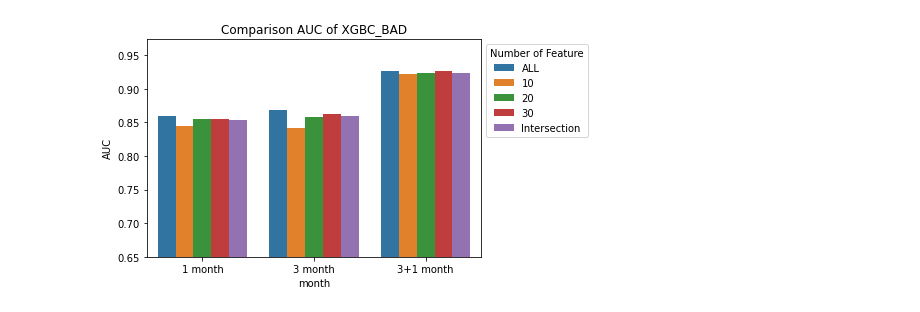
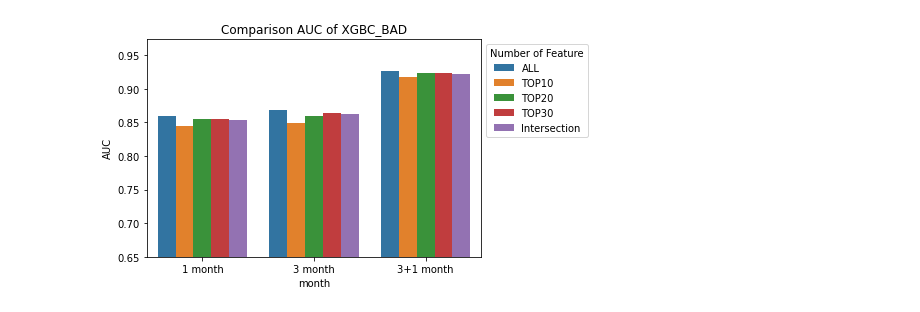
Before and after one commit to sn987532159/TSR_ML, a Jupyter notebook: result/TSR_ALL/Comparison AUC of TSR_ALL1&3.ipynb, the cells around one changed output. Saved outputs shown, nothing was run; the diff lists cells and outputs as text; code cells hidden in the pictures.

```diff
--- a/result/TSR_ALL/Comparison AUC of TSR_ALL1&3.ipynb
+++ b/result/TSR_ALL/Comparison AUC of TSR_ALL1&3.ipynb
@@ -86,27 +88,27 @@ plt.show()
 # %%
 XGBC_B_AUC_plot = [["1 month","ALL", 0.859],
-                 ["1 month", "10", 0.844],
-                 ["1 month", "20", 0.855],
-                 ["1 month", "30", 0.855],
-                 ["1 month", "Intersection", 0.853],
+                 ["1 month", "TOP10", 0.844],
+                 ["1 month", "TOP20", 0.855],
+                 ["1 month", "TOP30", 0.855],
+                 ["1 month", "Intersection", 0.854],
                  ["3 month", "ALL", 0.868],
-                 ["3 month", "10", 0.842],
-                 ["3 month", "20", 0.858],
-                 ["3 month", "30", 0.862],
-                 ["3 month", "Intersection", 0.859],
+                 ["3 month", "TOP10", 0.849],
+                 ["3 month", "TOP20", 0.86],
+                 ["3 month", "TOP30", 0.864],
+                 ["3 month", "Intersection", 0.862],
                  ["3+1 month", "ALL", 0.927],
-                 ["3+1 month", "10", 0.922],
-                 ["3+1 month", "20", 0.924],
-                 ["3+1 month", "30", 0.927],
-                 ["3+1 month", "Intersection", 0.924]]
+                 ["3+1 month", "TOP10", 0.918],
+                 ["3+1 month", "TOP20", 0.923],
+                 ["3+1 month", "TOP30", 0.923],
+                 ["3+1 month", "Intersection", 0.922]]
 
 XGBC_B_AUC_plot = pd.DataFrame(XGBC_B_AUC_plot, columns=["month", "n_feature", "AUC"])
 
 sns.barplot(x='month', y='AUC', hue='n_feature', data=XGBC_B_AUC_plot)
 plt.legend(title = "Number of Feature", bbox_to_anchor=(1, 1))
 plt.ylim(0.65)
 plt.title('Comparison AUC of XGBC_BAD')
 #plt.savefig('INFO/Comparison_AUC_of_XGBC_B.png')
 plt.show()
 # %% [output]
-[figure, old version]
+[figure, new version]
```
Also changed, not shown: parts of 5 cells of this notebook, 2 other files.
